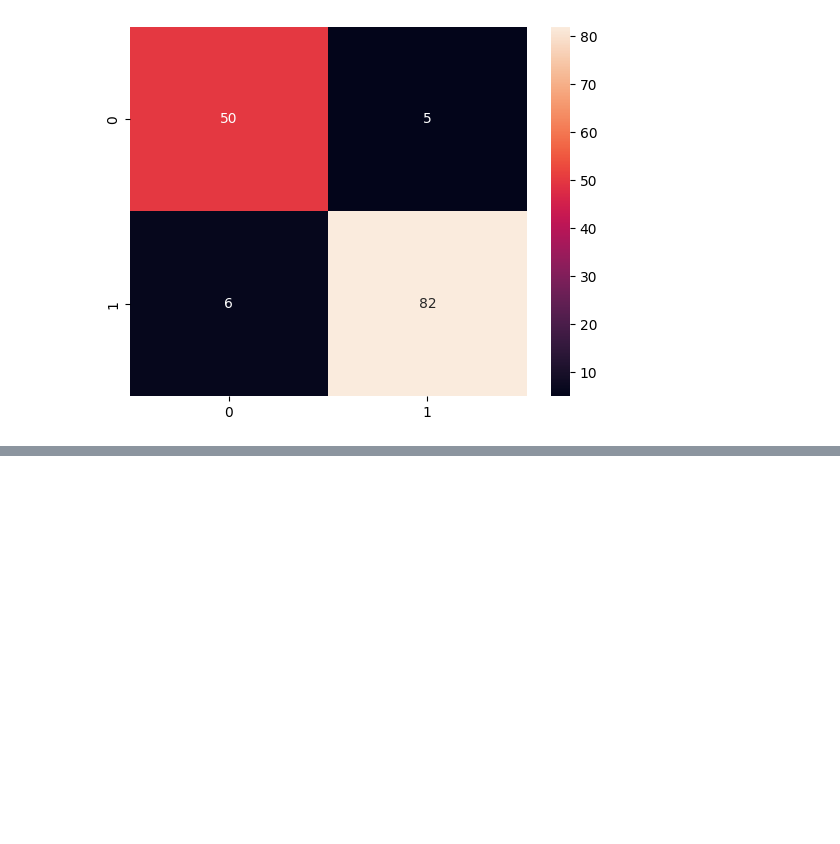
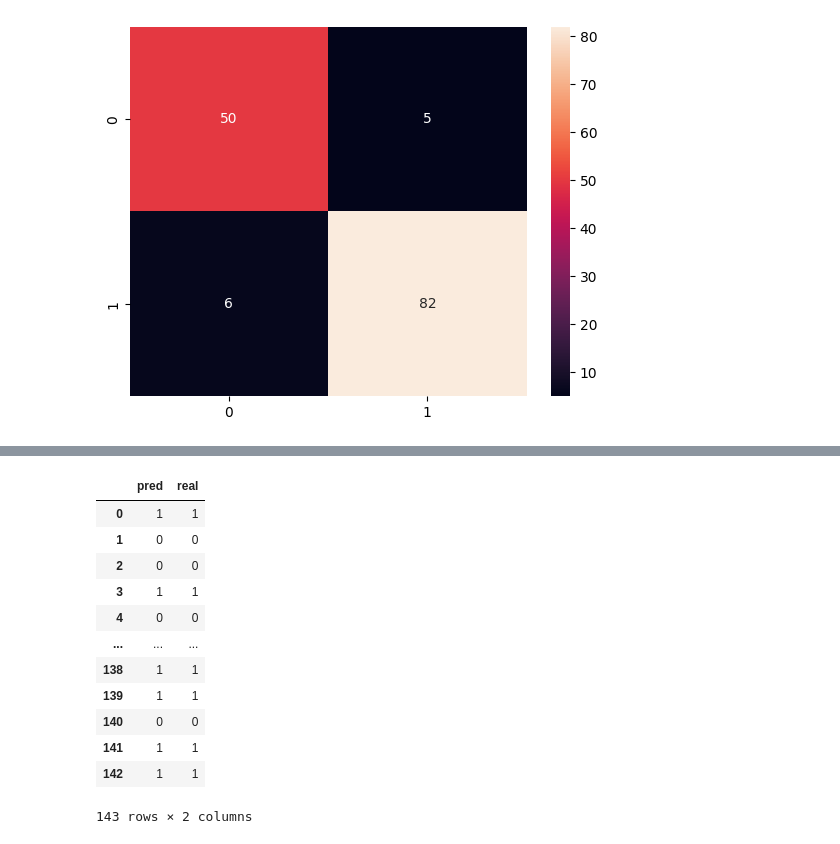
Before and after one commit to davidlealo/sic_ai_2025_jun, a Jupyter notebook: 03machinelearning/clase_7.ipynb, the cells around one changed output, grey strips where cells are left out. Drawn from its saved outputs; the diff is of its cells as text; code cells hidden in the pictures; blank space fills up the shorter version.

```diff
--- a/03machinelearning/clase_7.ipynb
+++ b/03machinelearning/clase_7.ipynb
@@ -248,3 +248,27 @@ plt.show()
 [figure]
 # %% [markdown]
 ![Matriz de confusión](https://www.researchgate.net/profile/Giandomenico-Mastrantoni/publication/373478856/figure/fig4/AS:11431281184500373@1693380259754/Confusion-matrix-for-binary-classification-where-TP-and-TN-denote-the-number-of-positive.png)
+# %%
+pred=model.predict(X_test)
+pred_2d=pred.reshape(len(pred), 1)
+pred_2d
+# %%
+import numpy as np
+y_test_2d=y_test.reshape(len(pred), 1)
+df1=pd.DataFrame(pred_2d, columns=['pred'])
+df2=pd.DataFrame(y_test_2d, columns=['real'])
+pd.concat([df1, df2], axis=1)
+# %% [output]
+|  | pred | real |
+| 0 | 1 | 1 |
+| 1 | 0 | 0 |
+| 2 | 0 | 0 |
+| 3 | 1 | 1 |
+| 4 | 0 | 0 |
+| ... | ... | ... |
+| 138 | 1 | 1 |
+| 139 | 1 | 1 |
+| 140 | 0 | 0 |
+| 141 | 1 | 1 |
+| 142 | 1 | 1 |
+143 rows × 2 columns
```
Also changed, not shown: parts of 6 cells of this notebook.
